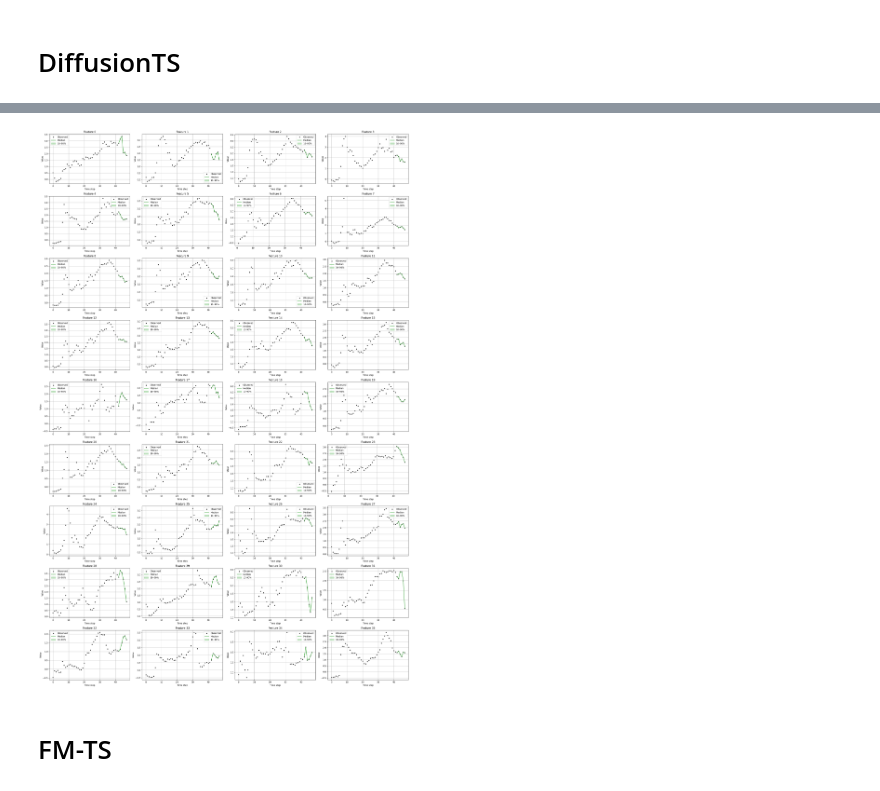
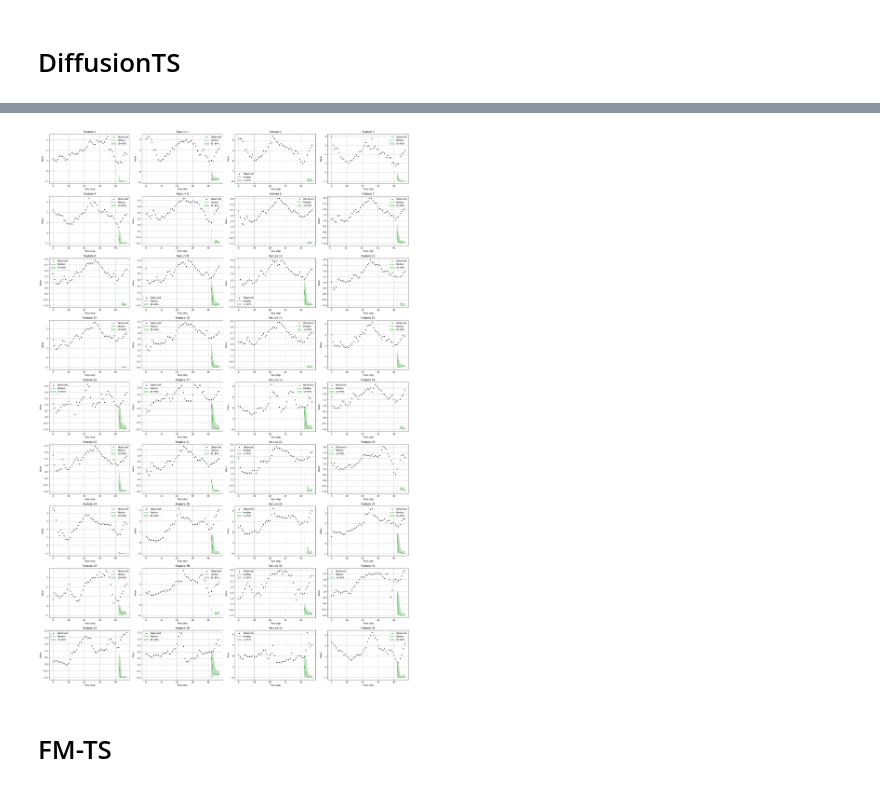
Before and after one commit to vbalab/FITS, a Jupyter notebook: src/fits/notebooks/code.ipynb, the cells around one changed output, grey strips where cells are left out. Saved outputs shown, nothing was run; the diff lists cells and outputs as text; code cells hidden in the pictures.

```diff
--- a/src/fits/notebooks/code.ipynb
+++ b/src/fits/notebooks/code.ipynb
@@ -215,10 +213,10 @@ clear_output()
 # %%
 Evaluate(diffusionts, test_loader, normalization_stats, nsample=NSAMPLE)
 # %%
-eval_foldername = "DiffusionTSAdapter_20251210_171124"
-VisualizeForecastSample(f"../data/models/evaluation/{eval_foldername}", nsample=NSAMPLE, sample_index=1)
+eval_foldername = "DiffusionTSAdapter_20251211_122916"
+VisualizeForecastSample(f"../data/models/evaluation/{eval_foldername}", nsample=NSAMPLE, sample_index=10)
 # %% [output]
-[figure, old version]
+[figure, new version]
 # %% [markdown]
 # FM-TS
 # %%
```
Also changed, not shown: parts of 1 cell of this notebook.
